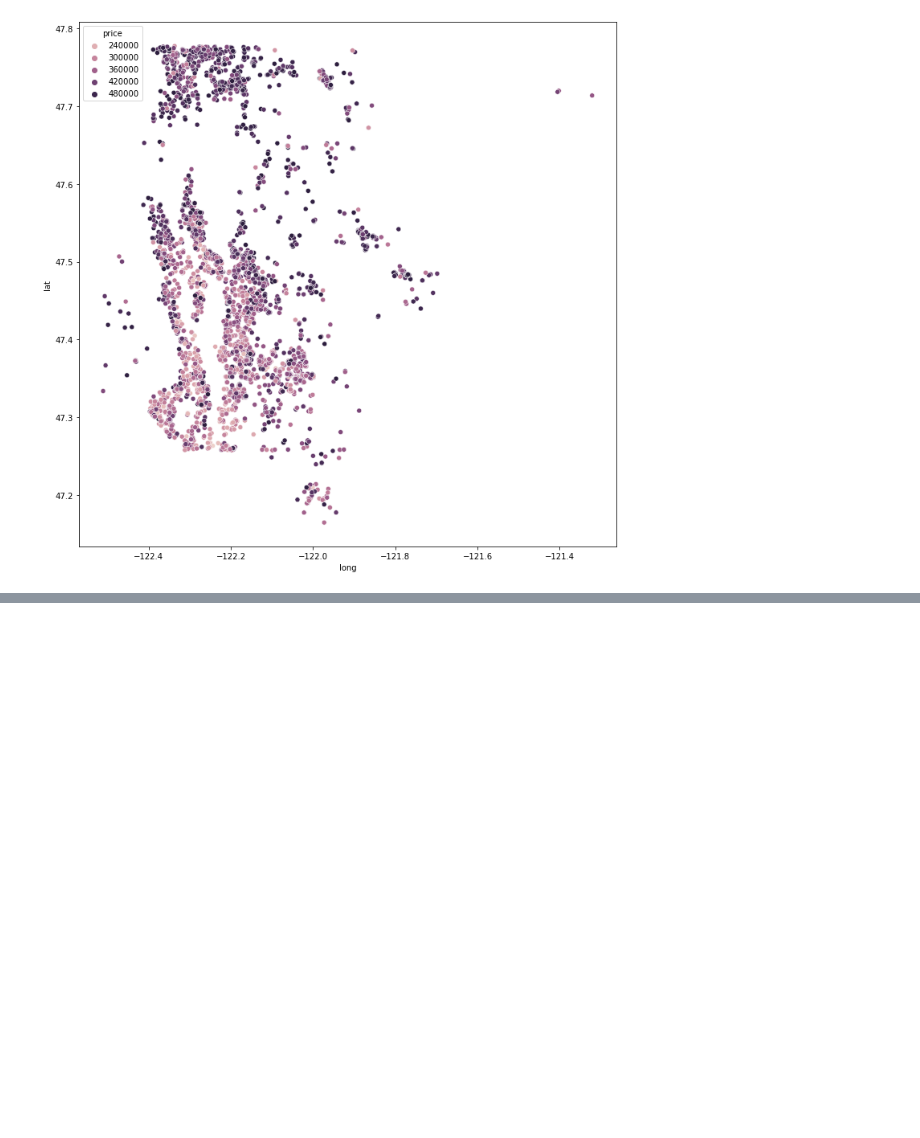
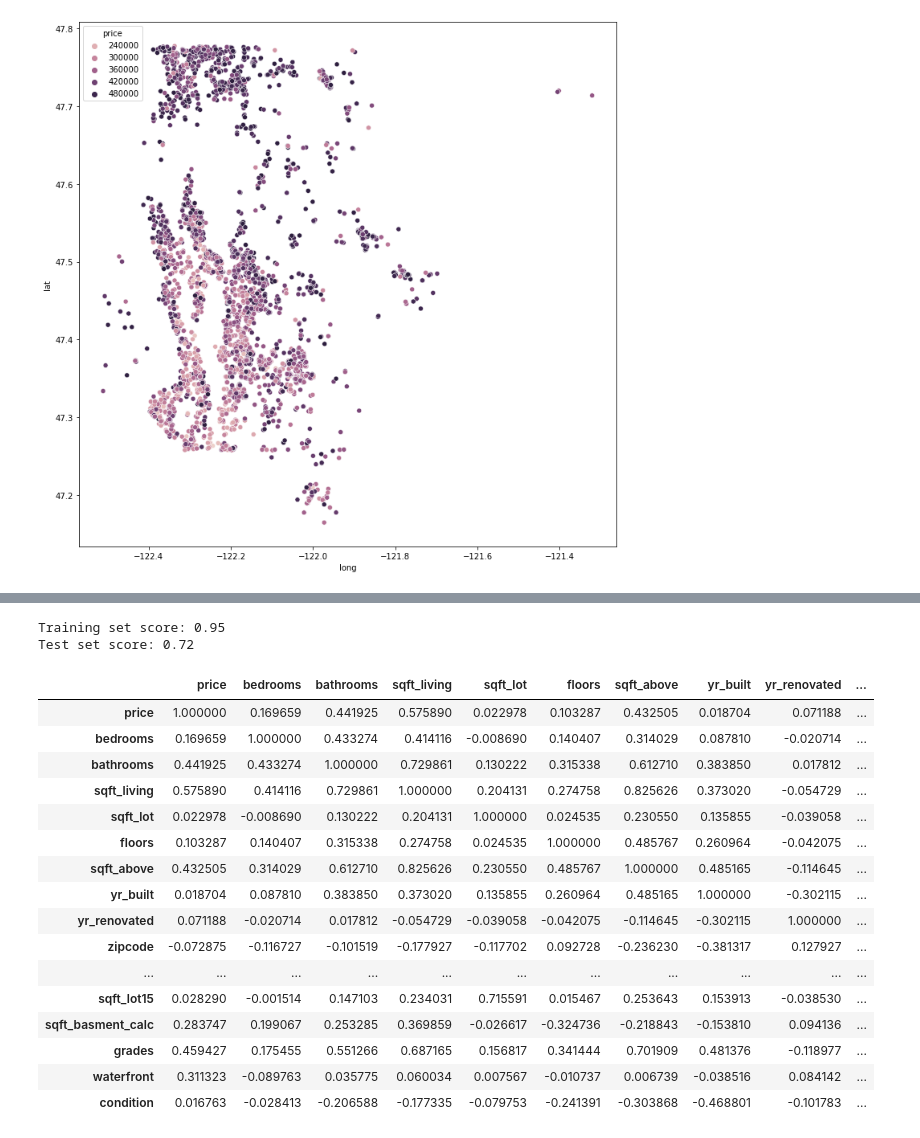
Before and after one commit to mattrubic/dsc-phase-2-project-v2-3, a Jupyter notebook: Test budget ranges.ipynb, the cells around one changed output, grey strips where cells are left out. Drawn from its saved outputs; the diff is of its cells as text; code cells hidden in the pictures; blank space fills up the shorter version.

Commit message:
test w/ random forest

```diff
--- a/Test budget ranges.ipynb
+++ b/Test budget ranges.ipynb
@@ -328,0 +374,29 @@ model.score(X_test, y_test)
+# %%
+lr = RandomForestRegressor(n_estimators=15)
+lr.fit(X_train, y_train)
+
+print("Training set score: {:.2f}".format(lr.score(X_train, y_train)))
+print("Test set score: {:.2f}".format(lr.score(X_test, y_test)))
+# %% [output]
+Training set score: 0.95
+Test set score: 0.72
+# %%
+target_df.corr()
+# %% [output]
+|  | price | bedrooms | bathrooms | sqft_living | sqft_lot | floors | sqft_above | yr_built | yr_renovated | ... |
+| price | 1.000000 | 0.169659 | 0.441925 | 0.575890 | 0.022978 | 0.103287 | 0.432505 | 0.018704 | 0.071188 | ... |
+| bedrooms | 0.169659 | 1.000000 | 0.433274 | 0.414116 | -0.008690 | 0.140407 | 0.314029 | 0.087810 | -0.020714 | ... |
+| bathrooms | 0.441925 | 0.433274 | 1.000000 | 0.729861 | 0.130222 | 0.315338 | 0.612710 | 0.383850 | 0.017812 | ... |
+| sqft_living | 0.575890 | 0.414116 | 0.729861 | 1.000000 | 0.204131 | 0.274758 | 0.825626 | 0.373020 | -0.054729 | ... |
+| sqft_lot | 0.022978 | -0.008690 | 0.130222 | 0.204131 | 1.000000 | 0.024535 | 0.230550 | 0.135855 | -0.039058 | ... |
+| floors | 0.103287 | 0.140407 | 0.315338 | 0.274758 | 0.024535 | 1.000000 | 0.485767 | 0.260964 | -0.042075 | ... |
+| sqft_above | 0.432505 | 0.314029 | 0.612710 | 0.825626 | 0.230550 | 0.485767 | 1.000000 | 0.485165 | -0.114645 | ... |
+| yr_built | 0.018704 | 0.087810 | 0.383850 | 0.373020 | 0.135855 | 0.260964 | 0.485165 | 1.000000 | -0.302115 | ... |
+| yr_renovated | 0.071188 | -0.020714 | 0.017812 | -0.054729 | -0.039058 | -0.042075 | -0.114645 | -0.302115 | 1.000000 | ... |
+| zipcode | -0.072875 | -0.116727 | -0.101519 | -0.177927 | -0.117702 | 0.092728 | -0.236230 | -0.381317 | 0.127927 | ... |
+| ... | ... | ... | ... | ... | ... | ... | ... | ... | ... | ... |
+| sqft_lot15 | 0.028290 | -0.001514 | 0.147103 | 0.234031 | 0.715591 | 0.015467 | 0.253643 | 0.153913 | -0.038530 | ... |
+| sqft_basment_calc | 0.283747 | 0.199067 | 0.253285 | 0.369859 | -0.026617 | -0.324736 | -0.218843 | -0.153810 | 0.094136 | ... |
+| grades | 0.459427 | 0.175455 | 0.551266 | 0.687165 | 0.156817 | 0.341444 | 0.701909 | 0.481376 | -0.118977 | ... |
+| waterfront | 0.311323 | -0.089763 | 0.035775 | 0.060034 | 0.007567 | -0.010737 | 0.006739 | -0.038516 | 0.084142 | ... |
+| condition | 0.016763 | -0.028413 | -0.206588 | -0.177335 | -0.079753 | -0.241391 | -0.303868 | -0.468801 | -0.101783 | ... |
```
Also changed, not shown: parts of 12 cells of this notebook, 1 other file.
